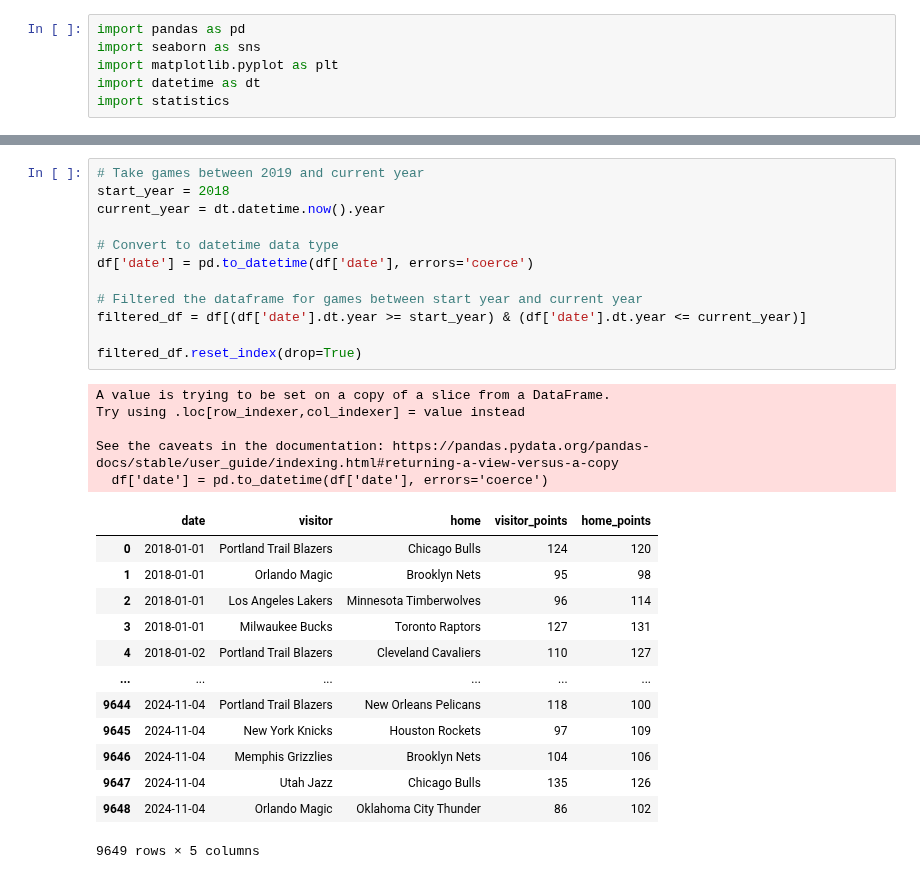
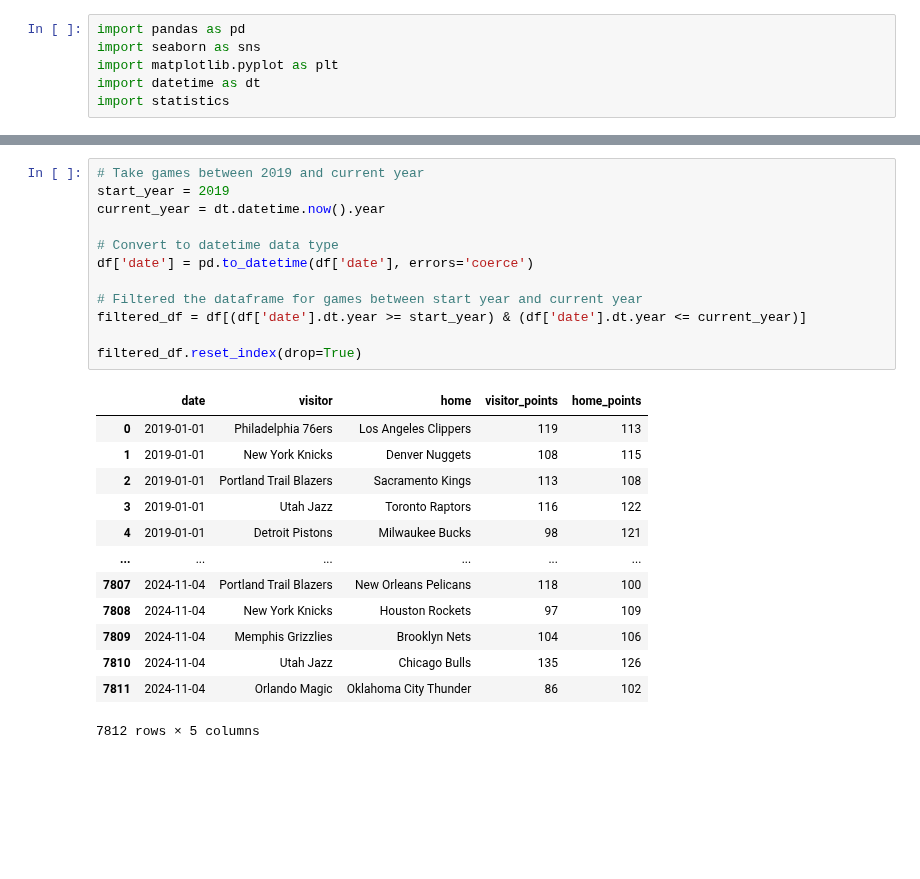
Before and after one commit to VincentGordon-Data-Analyst/nba-api, a Jupyter notebook: betting_analysis.ipynb, the cells around one changed output, grey strips where cells are left out. Cells and saved outputs as stored; diff of their text form; blank space fills up the shorter version.

```diff
--- a/betting_analysis.ipynb
+++ b/betting_analysis.ipynb
@@ -39,34 +39,29 @@ memory usage: 514.1+ KB
 # %%
 # Take games between 2019 and current year
-start_year = 2018
+start_year = 2019
 current_year = dt.datetime.now().year
 
 # Convert to datetime data type
 df['date'] = pd.to_datetime(df['date'], errors='coerce')
 
 # Filtered the dataframe for games between start year and current year
 filtered_df = df[(df['date'].dt.year >= start_year) & (df['date'].dt.year <= current_year)]
 
 filtered_df.reset_index(drop=True)
 # %% [output]
+|  | date | visitor | home | visitor_points | home_points |
+| 0 | 2019-01-01 | Philadelphia 76ers | Los Angeles Clippers | 119 | 113 |
+| 1 | 2019-01-01 | New York Knicks | Denver Nuggets | 108 | 115 |
+| 2 | 2019-01-01 | Portland Trail Blazers | Sacramento Kings | 113 | 108 |
+| 3 | 2019-01-01 | Utah Jazz | Toronto Raptors | 116 | 122 |
+| 4 | 2019-01-01 | Detroit Pistons | Milwaukee Bucks | 98 | 121 |
+| ... | ... | ... | ... | ... | ... |
+| 7807 | 2024-11-04 | Portland Trail Blazers | New Orleans Pelicans | 118 | 100 |
+| 7808 | 2024-11-04 | New York Knicks | Houston Rockets | 97 | 109 |
+| 7809 | 2024-11-04 | Memphis Grizzlies | Brooklyn Nets | 104 | 106 |
+| 7810 | 2024-11-04 | Utah Jazz | Chicago Bulls | 135 | 126 |
+| 7811 | 2024-11-04 | Orlando Magic | Oklahoma City Thunder | 86 | 102 |
-A value is trying to be set on a copy of a slice from a DataFrame.
-Try using .loc[row_indexer,col_indexer] = value instead
-
-See the caveats in the documentation: https://pandas.pydata.org/pandas-docs/stable/user_guide/indexing.html#returning-a-view-versus-a-copy
-  df['date'] = pd.to_datetime(df['date'], errors='coerce')
+7812 rows × 5 columns
-|  | date | visitor | home | visitor_points | home_points |
-| 0 | 2018-01-01 | Portland Trail Blazers | Chicago Bulls | 124 | 120 |
-| 1 | 2018-01-01 | Orlando Magic | Brooklyn Nets | 95 | 98 |
-| 2 | 2018-01-01 | Los Angeles Lakers | Minnesota Timberwolves | 96 | 114 |
-| 3 | 2018-01-01 | Milwaukee Bucks | Toronto Raptors | 127 | 131 |
-| 4 | 2018-01-02 | Portland Trail Blazers | Cleveland Cavaliers | 110 | 127 |
-| ... | ... | ... | ... | ... | ... |
-| 9644 | 2024-11-04 | Portland Trail Blazers | New Orleans Pelicans | 118 | 100 |
-| 9645 | 2024-11-04 | New York Knicks | Houston Rockets | 97 | 109 |
-| 9646 | 2024-11-04 | Memphis Grizzlies | Brooklyn Nets | 104 | 106 |
-| 9647 | 2024-11-04 | Utah Jazz | Chicago Bulls | 135 | 126 |
-| 9648 | 2024-11-04 | Orlando Magic | Oklahoma City Thunder | 86 | 102 |
-9649 rows × 5 columns
 # %%
 def possible_outcome(dataframe, away_team, home_team, first_line):
     # Filter the dataframe for the specific matchup
```
Also changed, not shown: parts of 4 cells of this notebook, 3 other files.
